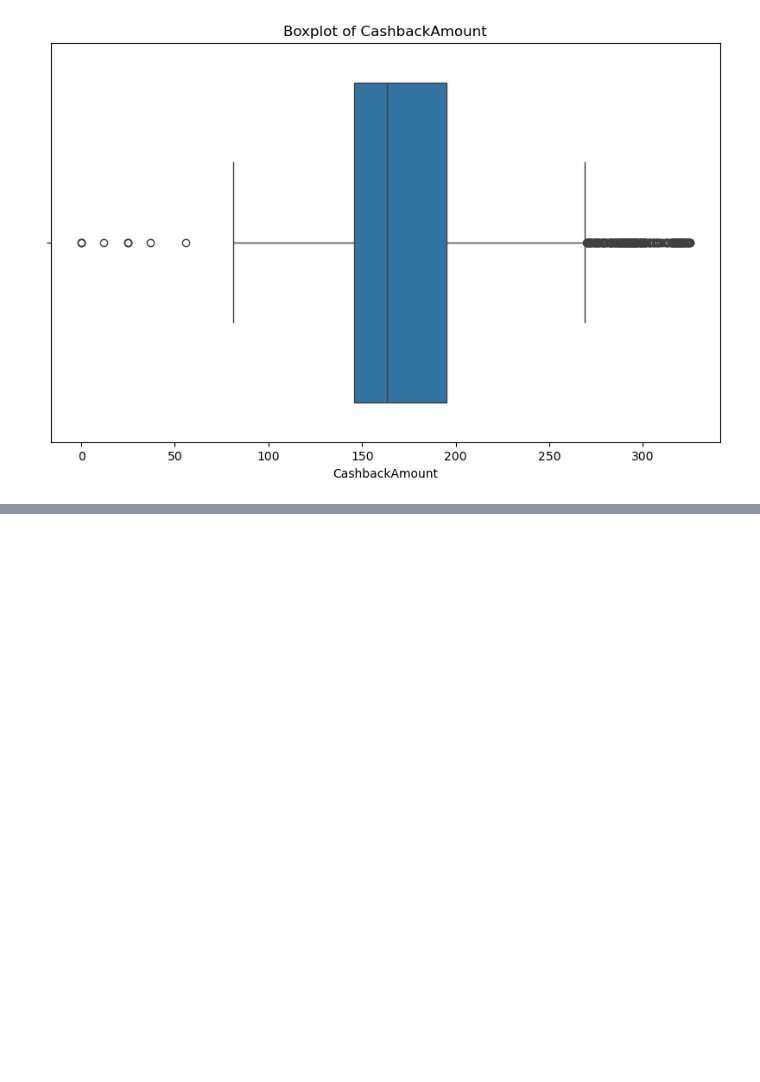
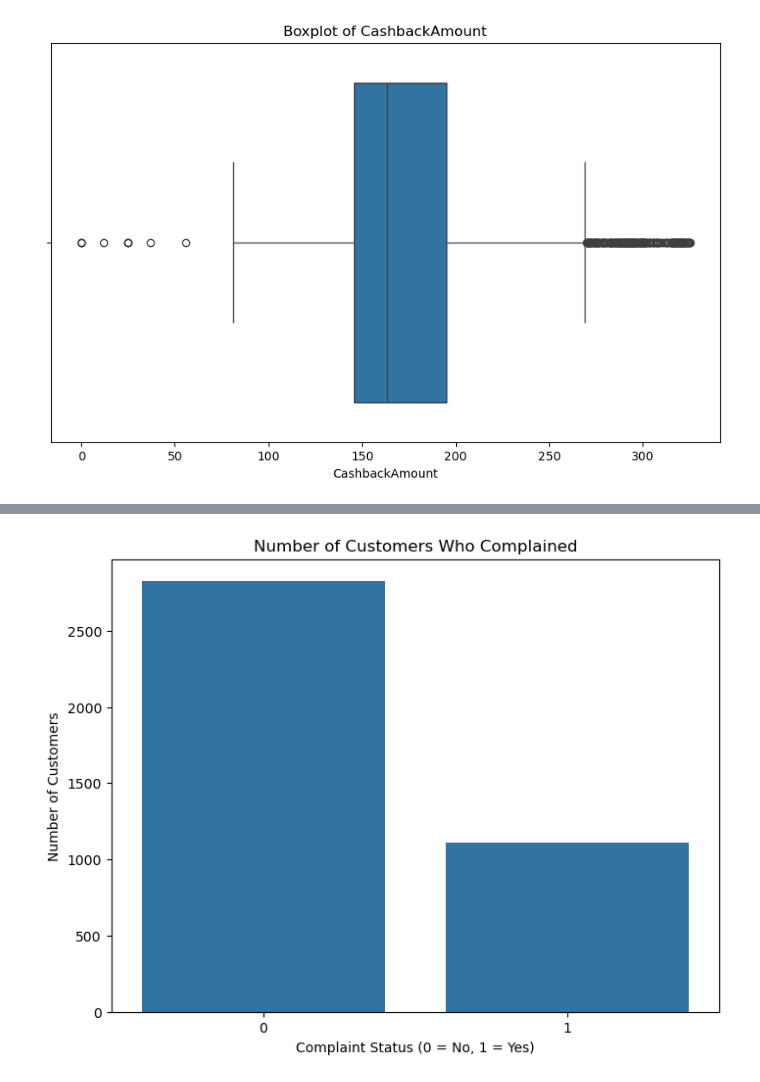
Before and after one commit to alhamfebian/purwadhika-jcdsol, a Jupyter notebook: Capstone Project/Capstone Project Module 3/ECommerceCustomerChurn.ipynb, the cells around one changed output, grey strips where cells are left out. Cells and saved outputs as stored; diff of their text form; code cells hidden in the pictures; blank space fills up the shorter version.

```diff
--- a/Capstone Project/Capstone Project Module 3/ECommerceCustomerChurn.ipynb
+++ b/Capstone Project/Capstone Project Module 3/ECommerceCustomerChurn.ipynb
@@ -129,0 +147,16 @@ categorical_transformer = Pipeline(steps=[
+# %%
+# Melihat distribusi data pada kolom Complaint
+# Ingin mengetahui berapa banyak customer yang melakukan komplain dan yang tidak
+
+plt.figure(figsize=(8, 6))
+
+sns.barplot(
+    data=df_ecommerce_customer_churn['Complain'].value_counts()
+)
+
+plt.title('Number of Customers Who Complained')
+plt.xlabel('Complaint Status (0 = No, 1 = Yes)')
+plt.ylabel('Number of Customers')
+plt.show()
+# %% [output]
+[figure, added]
```
Also changed, not shown: parts of 26 cells of this notebook.
